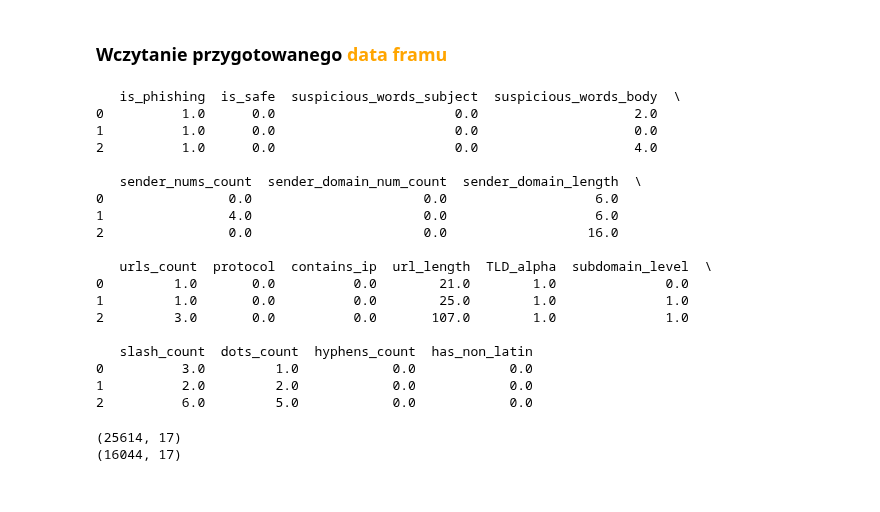
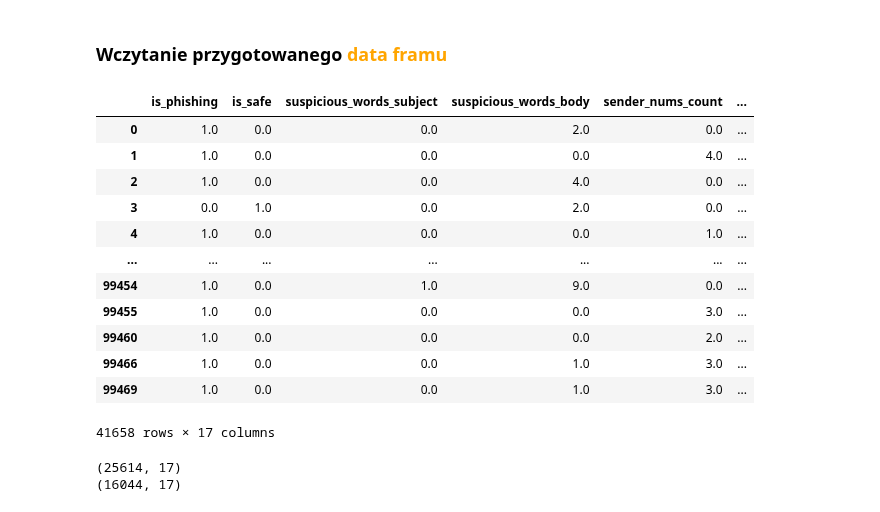
Before and after one commit to pgarwol/PhishingEmailDetection, a Jupyter notebook: learning.ipynb, the cells around one changed output. Saved outputs shown, nothing was run; the diff lists cells and outputs as text; code cells hidden in the pictures.

```diff
--- a/learning.ipynb
+++ b/learning.ipynb
@@ -281,27 +274,21 @@ def parse_mail_to_nums(mail: dict):
 ### Wczytanie przygotowanego <font color="orange"><b>data framu</b></font>
 # %%
 learning_set = pd.read_csv('ML_DataFrame.csv', index_col=0)
-print(learning_set.head(3))
+learning_set
 # %% [output]
+|  | is_phishing | is_safe | suspicious_words_subject | suspicious_words_body | sender_nums_count | ... |
+| 0 | 1.0 | 0.0 | 0.0 | 2.0 | 0.0 | ... |
+| 1 | 1.0 | 0.0 | 0.0 | 0.0 | 4.0 | ... |
+| 2 | 1.0 | 0.0 | 0.0 | 4.0 | 0.0 | ... |
+| 3 | 0.0 | 1.0 | 0.0 | 2.0 | 0.0 | ... |
+| 4 | 1.0 | 0.0 | 0.0 | 0.0 | 1.0 | ... |
+| ... | ... | ... | ... | ... | ... | ... |
+| 99454 | 1.0 | 0.0 | 1.0 | 9.0 | 0.0 | ... |
+| 99455 | 1.0 | 0.0 | 0.0 | 0.0 | 3.0 | ... |
+| 99460 | 1.0 | 0.0 | 0.0 | 0.0 | 2.0 | ... |
+| 99466 | 1.0 | 0.0 | 0.0 | 1.0 | 3.0 | ... |
+| 99469 | 1.0 | 0.0 | 0.0 | 1.0 | 3.0 | ... |
-   is_phishing  is_safe  suspicious_words_subject  suspicious_words_body  \
-0          1.0      0.0                       0.0                    2.0
-1          1.0      0.0                       0.0                    0.0
-2          1.0      0.0                       0.0                    4.0
-
-   sender_nums_count  sender_domain_num_count  sender_domain_length  \
-0                0.0                      0.0                   6.0
-1                4.0                      0.0                   6.0
-2                0.0                      0.0                  16.0
-
-   urls_count  protocol  contains_ip  url_length  TLD_alpha  subdomain_level  \
-0         1.0       0.0          0.0        21.0        1.0              0.0
-1         1.0       0.0          0.0        25.0        1.0              1.0
-2         3.0       0.0          0.0       107.0        1.0              1.0
-
-   slash_count  dots_count  hyphens_count  has_non_latin
-0          3.0         1.0            0.0            0.0
-1          2.0         2.0            0.0            0.0
-2          6.0         5.0            0.0            0.0
+41658 rows × 17 columns
 # %%
 print(learning_set[learning_set['is_phishing']==1.0].shape)
 print(learning_set[learning_set['is_phishing']==0.0].shape)
```
Also changed, not shown: parts of 5 cells of this notebook, 2 other files.
